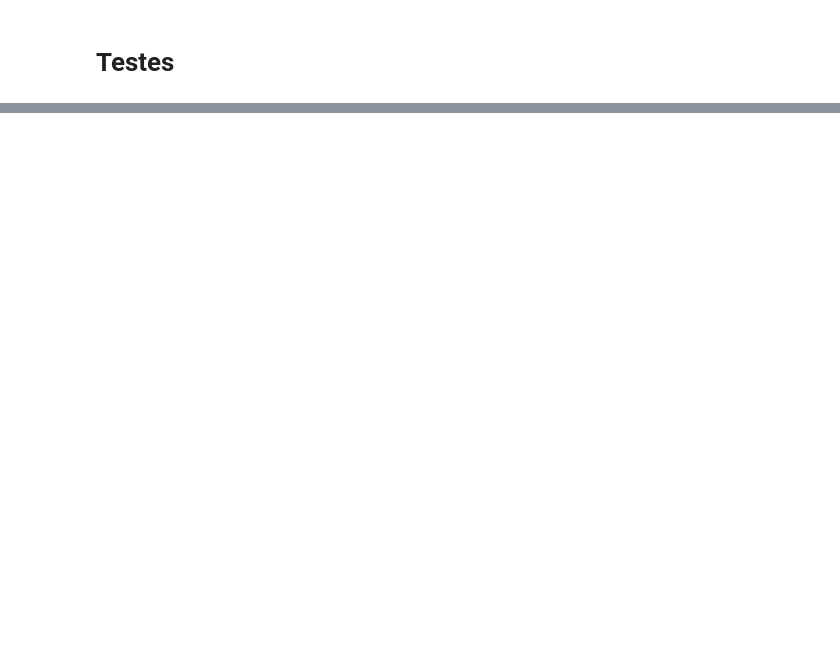
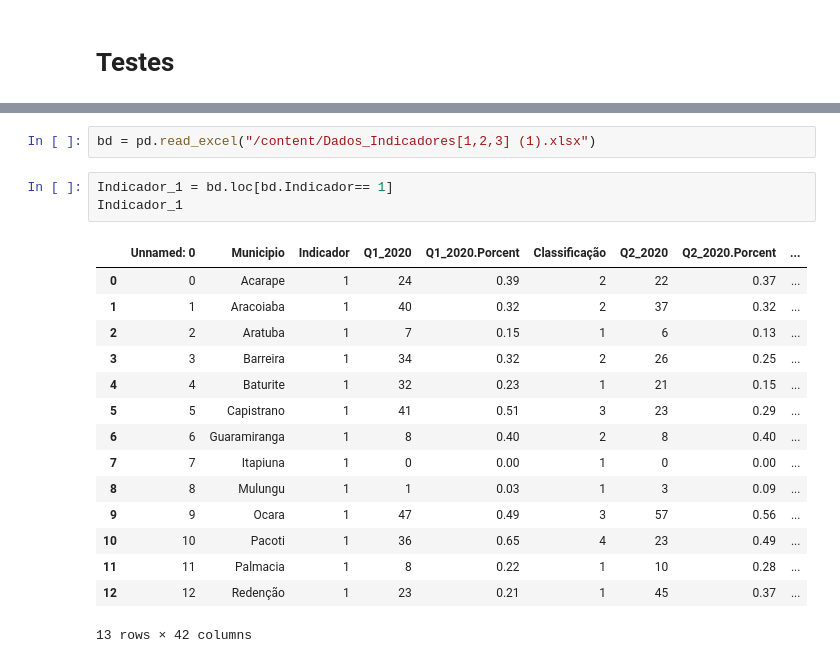
Before and after one commit to KepryDeSousa/SISAB_CNES_Ceara_Macico_de_Baturite, a Jupyter notebook: Indicadores[1,2,3].ipynb, the cells around one changed output, grey strips where cells are left out. Saved outputs shown, nothing was run; the diff lists cells and outputs as text; blank space fills up the shorter version.

```diff
--- a/Indicadores[1,2,3].ipynb
+++ b/Indicadores[1,2,3].ipynb
@@ -183,0 +279,21 @@ grafico.show()
+# %%
+bd = pd.read_excel("/content/Dados_Indicadores[1,2,3] (1).xlsx")
+# %%
+Indicador_1 = bd.loc[bd.Indicador== 1]
+Indicador_1
+# %% [output]
+|  | Unnamed: 0 | Municipio | Indicador | Q1_2020 | Q1_2020.Porcent | Classificação | Q2_2020 | Q2_2020.Porcent | ... |
+| 0 | 0 | Acarape | 1 | 24 | 0.39 | 2 | 22 | 0.37 | ... |
+| 1 | 1 | Aracoiaba | 1 | 40 | 0.32 | 2 | 37 | 0.32 | ... |
+| 2 | 2 | Aratuba | 1 | 7 | 0.15 | 1 | 6 | 0.13 | ... |
+| 3 | 3 | Barreira | 1 | 34 | 0.32 | 2 | 26 | 0.25 | ... |
+| 4 | 4 | Baturite | 1 | 32 | 0.23 | 1 | 21 | 0.15 | ... |
+| 5 | 5 | Capistrano | 1 | 41 | 0.51 | 3 | 23 | 0.29 | ... |
+| 6 | 6 | Guaramiranga | 1 | 8 | 0.40 | 2 | 8 | 0.40 | ... |
+| 7 | 7 | Itapiuna | 1 | 0 | 0.00 | 1 | 0 | 0.00 | ... |
+| 8 | 8 | Mulungu | 1 | 1 | 0.03 | 1 | 3 | 0.09 | ... |
+| 9 | 9 | Ocara | 1 | 47 | 0.49 | 3 | 57 | 0.56 | ... |
+| 10 | 10 | Pacoti | 1 | 36 | 0.65 | 4 | 23 | 0.49 | ... |
+| 11 | 11 | Palmacia | 1 | 8 | 0.22 | 1 | 10 | 0.28 | ... |
+| 12 | 12 | Redenção | 1 | 23 | 0.21 | 1 | 45 | 0.37 | ... |
+13 rows × 42 columns
```
Also changed, not shown: parts of 26 cells of this notebook.
